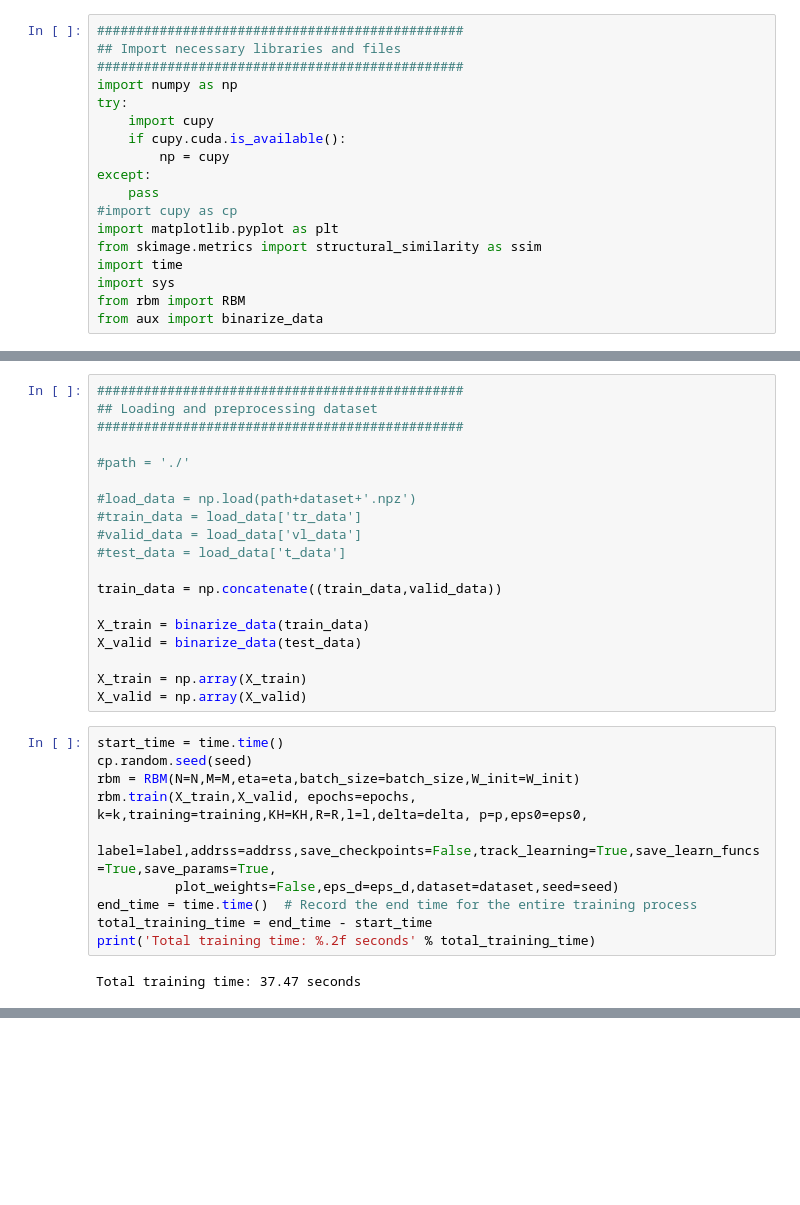
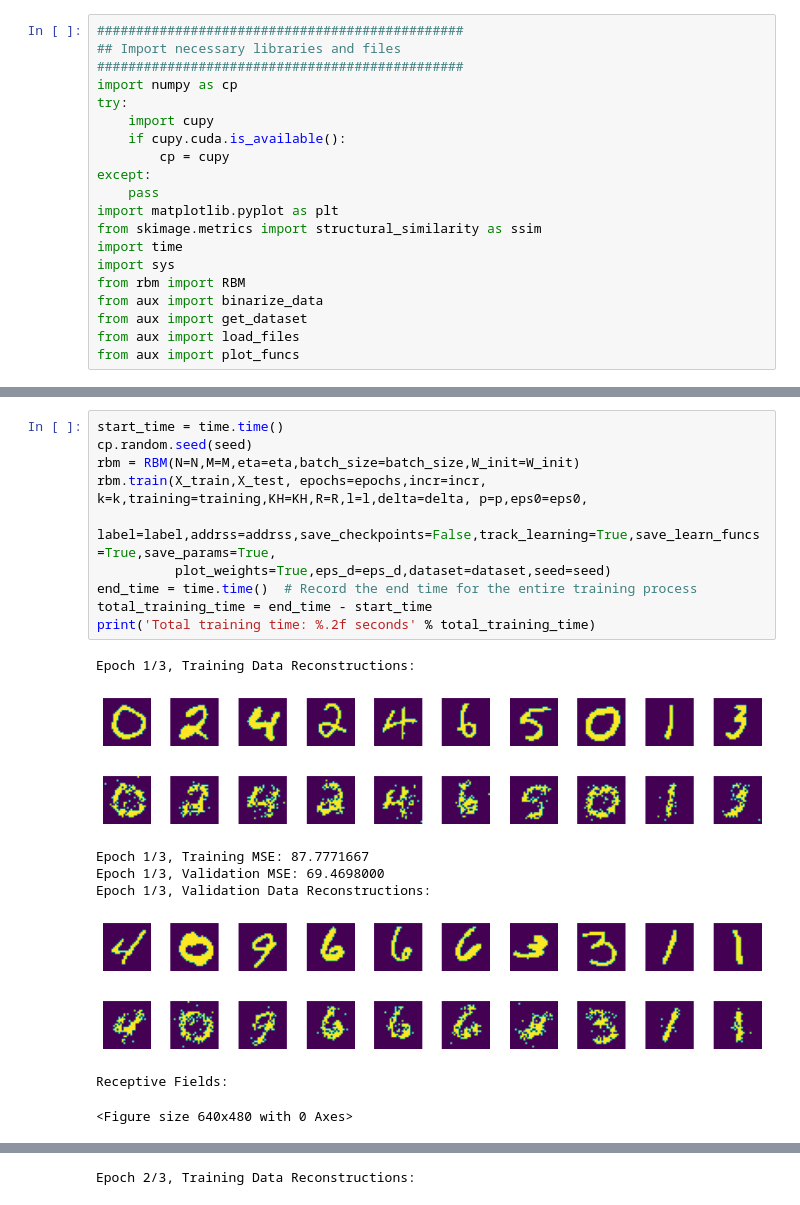
Before and after one commit to basertambas/KH-RBM, a Jupyter notebook: KH-RBM.ipynb, the cells around one changed output, grey strips where cells are left out. Drawn from its saved outputs; the diff is of its cells as text; blank space fills up the shorter version.

```diff
--- a/KH-RBM.ipynb
+++ b/KH-RBM.ipynb
@@ -2,20 +2,22 @@
 ###############################################
 ## Import necessary libraries and files
 ###############################################
-import numpy as np
+import numpy as cp
 try:
     import cupy
     if cupy.cuda.is_available():
-        np = cupy
+        cp = cupy
 except:
     pass
-#import cupy as cp
 import matplotlib.pyplot as plt
 from skimage.metrics import structural_similarity as ssim
 import time
 import sys
 from rbm import RBM
 from aux import binarize_data
+from aux import get_dataset
+from aux import load_files
+from aux import plot_funcs
 # %%
 ###############################################
 ## Control Panel
@@ -97,31 +90,21 @@ Test Labels Shape: (10000,)
-# %%
-###############################################
-## Loading and preprocessing dataset
-###############################################
-
-#path = './'
-
-#load_data = np.load(path+dataset+'.npz')
-#train_data = load_data['tr_data']
-#valid_data = load_data['vl_data']
-#test_data = load_data['t_data']
-
-train_data = np.concatenate((train_data,valid_data))
-
-X_train = binarize_data(train_data)
-X_valid = binarize_data(test_data)
-
-X_train = np.array(X_train)
-X_valid = np.array(X_valid)
 # %%
 start_time = time.time()
 cp.random.seed(seed)
 rbm = RBM(N=N,M=M,eta=eta,batch_size=batch_size,W_init=W_init)
-rbm.train(X_train,X_valid, epochs=epochs, k=k,training=training,KH=KH,R=R,l=l,delta=delta, p=p,eps0=eps0,
+rbm.train(X_train,X_test, epochs=epochs,incr=incr, k=k,training=training,KH=KH,R=R,l=l,delta=delta, p=p,eps0=eps0,
           label=label,addrss=addrss,save_checkpoints=False,track_learning=True,save_learn_funcs=True,save_params=True,
-          plot_weights=False,eps_d=eps_d,dataset=dataset,seed=seed)
+          plot_weights=True,eps_d=eps_d,dataset=dataset,seed=seed)
 end_time = time.time()  # Record the end time for the entire training process
 total_training_time = end_time - start_time
 print('Total training time: %.2f seconds' % total_training_time)
 # %% [output]
-Total training time: 37.47 seconds
+Epoch 1/3, Training Data Reconstructions:
+[figure, added]
+[figure, added]
+Epoch 1/3, Training MSE: 87.7771667
+Epoch 1/3, Validation MSE: 69.4698000
+Epoch 1/3, Validation Data Reconstructions:
+[figure, added]
+[figure, added]
+Receptive Fields:
+<Figure size 640x480 with 0 Axes>
@@ -127,0 +112 @@ Total training time: 37.47 seconds
+Epoch 2/3, Training Data Reconstructions:
```
Also changed, not shown: parts of 4 cells of this notebook, 4 other files.
